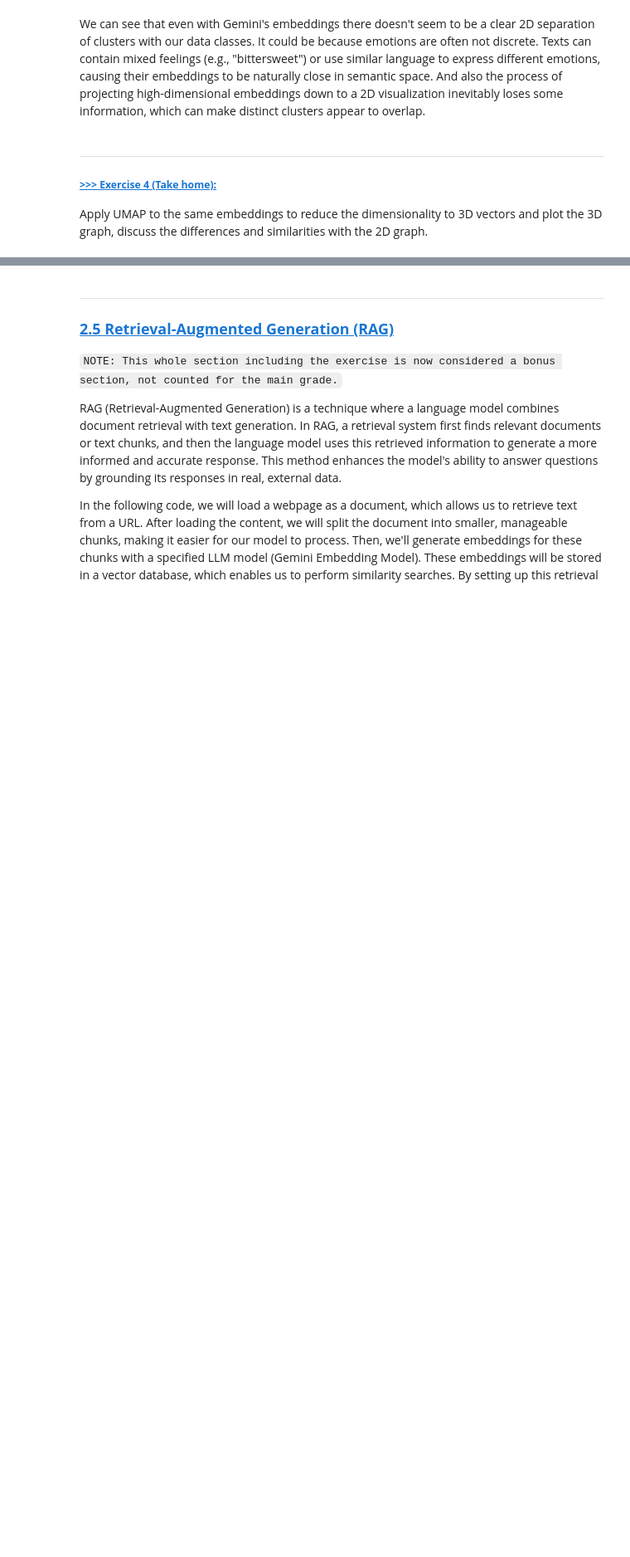
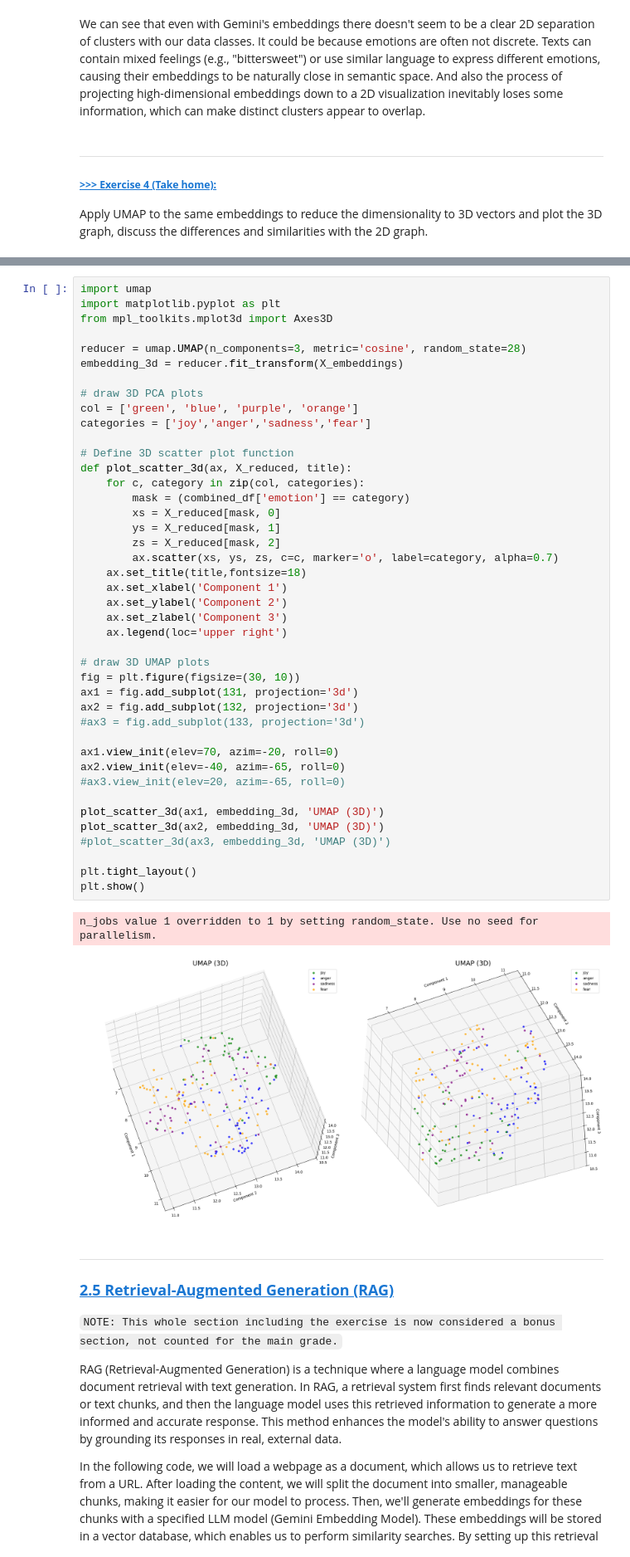
Before and after one commit to chiw4n/DM2025-Lab2-Exercise, a Jupyter notebook: DM2025-Lab2-Master-Phase_2_Main.ipynb, the cells around one changed output, grey strips where cells are left out. Shown: that part at 83% size. Drawn from its saved outputs; the diff is of its cells as text; blank space fills up the shorter version.

```diff
--- a/DM2025-Lab2-Master-Phase_2_Main.ipynb
+++ b/DM2025-Lab2-Master-Phase_2_Main.ipynb
@@ -1264,3 +1285,48 @@ Apply UMAP to the same embeddings to reduce the dimensionality to 3D vectors and
+# %%
+import umap
+import matplotlib.pyplot as plt
+from mpl_toolkits.mplot3d import Axes3D
+
+reducer = umap.UMAP(n_components=3, metric='cosine', random_state=28)
+embedding_3d = reducer.fit_transform(X_embeddings)
+
+# draw 3D PCA plots
+col = ['green', 'blue', 'purple', 'orange']
+categories = ['joy','anger','sadness','fear']
+
+# Define 3D scatter plot function
+def plot_scatter_3d(ax, X_reduced, title):
+    for c, category in zip(col, categories):
+        mask = (combined_df['emotion'] == category)
+        xs = X_reduced[mask, 0]
+        ys = X_reduced[mask, 1]
+        zs = X_reduced[mask, 2]
+        ax.scatter(xs, ys, zs, c=c, marker='o', label=category, alpha=0.7)
+    ax.set_title(title,fontsize=18)
+    ax.set_xlabel('Component 1')
+    ax.set_ylabel('Component 2')
+    ax.set_zlabel('Component 3')
+    ax.legend(loc='upper right')
+
+# draw 3D UMAP plots
+fig = plt.figure(figsize=(30, 10))
+ax1 = fig.add_subplot(131, projection='3d')
+ax2 = fig.add_subplot(132, projection='3d')
+#ax3 = fig.add_subplot(133, projection='3d')
+
+ax1.view_init(elev=70, azim=-20, roll=0)
+ax2.view_init(elev=-40, azim=-65, roll=0)
+#ax3.view_init(elev=20, azim=-65, roll=0)
+
+plot_scatter_3d(ax1, embedding_3d, 'UMAP (3D)')
+plot_scatter_3d(ax2, embedding_3d, 'UMAP (3D)')
+#plot_scatter_3d(ax3, embedding_3d, 'UMAP (3D)')
+
+plt.tight_layout()
+plt.show()
+# %% [output]
+n_jobs value 1 overridden to 1 by setting random_state. Use no seed for parallelism.
+[figure, added]
 # %% [markdown]
 ---
 ### <a id='toc1_5_9_'></a>[**2.5 Retrieval-Augmented Generation (RAG)**](#toc0_)
```
Also changed, not shown: parts of 8 cells of this notebook, 4 other files.
